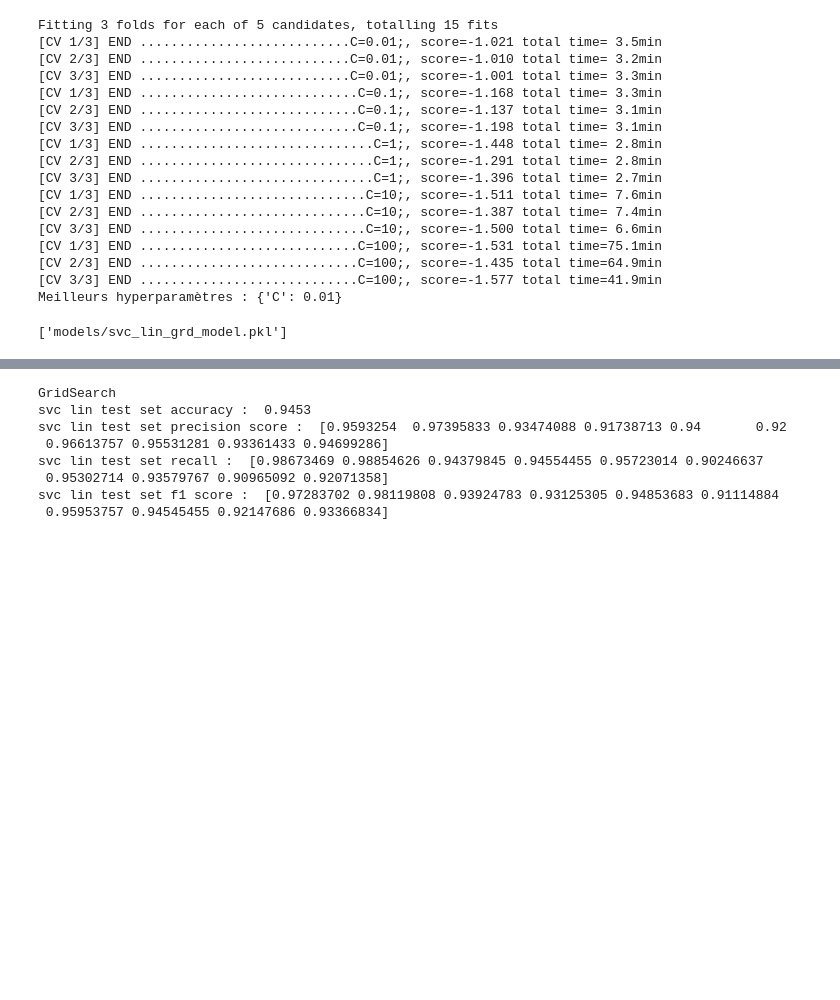
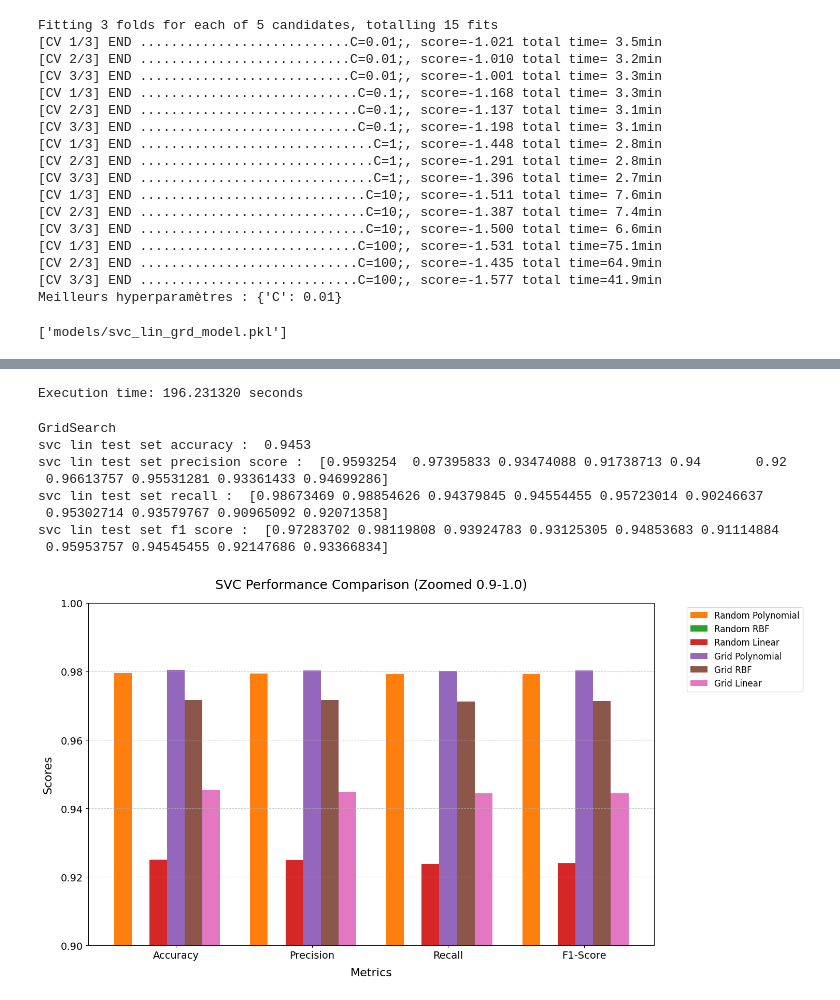
Before and after one commit to AILogos/IAI600Lab2, a Jupyter notebook: lab4-paul.ipynb, the cells around one changed output, grey strips where cells are left out. Drawn from its saved outputs; the diff is of its cells as text; code cells hidden in the pictures; blank space fills up the shorter version.

Commit message:
Lab 5 with scores chart and training time

```diff
--- a/lab4-paul.ipynb
+++ b/lab4-paul.ipynb
@@ -818,3 +902,8 @@ svc rbf test set f1 score :  [0.98420785 0.98947368 0.96575012 0.9743083  0.9708
+# %%
+ac_grd_rbf = accuracy_score(y_test, y_pred_svc_rbf_grd)
+ps_grd_rbf = statistics.mean(precision_score(y_test,y_pred_svc_rbf_grd,average=None))
+rs_grd_rbf = statistics.mean(recall_score(y_test,y_pred_svc_rbf_grd,average=None))
+f1_grd_rbf = statistics.mean(f1_score(y_test,y_pred_svc_rbf_grd,average=None))
 # %% [markdown]
 #### Linear kernel
 # %%
@@ -861,3 +964,7 @@ grid_search_svc_lin_best = joblib.load("models/svc_lin_grd_model.pkl")
+# %%
+print(f"Execution time: {duration_lin_grd:.6f} seconds")
+# %% [output]
+Execution time: 196.231320 seconds
 # %%
 y_pred_svc_lin_grd = grid_search_svc_lin_best.predict(X_test_scaled)
 # %%
@@ -875,3 +982,52 @@ svc lin test set recall :  [0.98673469 0.98854626 0.94379845 0.94554455 0.957230
  0.95302714 0.93579767 0.90965092 0.92071358]
 svc lin test set f1 score :  [0.97283702 0.98119808 0.93924783 0.93125305 0.94853683 0.91114884
  0.95953757 0.94545455 0.92147686 0.93366834]
+# %%
+ac_grd_lin = accuracy_score(y_test, y_pred_svc_lin_grd)
+ps_grd_lin = statistics.mean(precision_score(y_test,y_pred_svc_lin_grd,average=None))
+rs_grd_lin = statistics.mean(recall_score(y_test,y_pred_svc_lin_grd,average=None))
+f1_grd_lin = statistics.mean(f1_score(y_test,y_pred_svc_lin_grd,average=None))
+# %%
+svc_scores = dict()
+svc_scores['rand_polynomial'] = [ac_rd_poly,ps_rd_poly,rs_rd_poly,f1_rd_poly]
+svc_scores['rand_rbf'] = [ac_rd_rbf,ps_rd_rbf,rs_rd_rbf,f1_rd_rbf]
+svc_scores['rand_linear'] = [ac_rd_lin,ps_rd_lin,rs_rd_lin,f1_rd_lin]
+svc_scores['grid_polynomial'] = [ac_grd_poly,ps_grd_poly,rs_grd_poly,f1_grd_poly]
+svc_scores['grid_rbf'] = [ac_grd_rbf,ps_grd_rbf,rs_grd_rbf,f1_grd_rbf]
+svc_scores['grid_linear'] = [ac_grd_lin,ps_grd_lin,rs_grd_lin,f1_grd_lin]
+# %%
+import matplotlib.pyplot as plt
+import numpy as np
+
+metrics = ['Accuracy', 'Precision', 'Recall', 'F1-Score']
+
+width = 0.13
+x = np.arange(len(metrics))
+
+plt.figure(figsize=(15, 8))
+
+plt.bar(x - 3*width, svc_scores['rand_polynomial'], width, label='Random Polynomial', color='#ff7f0e')
+plt.bar(x - 2*width, svc_scores['rand_rbf'], width, label='Random RBF', color='#2ca02c')
+plt.bar(x - width, svc_scores['rand_linear'], width, label='Random Linear', color='#d62728')
+plt.bar(x, svc_scores['grid_polynomial'], width, label='Grid Polynomial', color='#9467bd')
+plt.bar(x + width, svc_scores['grid_rbf'], width, label='Grid RBF', color='#8c564b')
+plt.bar(x + 2*width, svc_scores['grid_linear'], width, label='Grid Linear', color='#e377c2')
+
+plt.xlabel('Metrics', fontsize=16, labelpad=10)
+plt.ylabel('Scores', fontsize=16, labelpad=10)
+plt.title('SVC Performance Comparison (Zoomed 0.9-1.0)', fontsize=18, pad=20)
+
+plt.xticks(x, metrics, fontsize=14)
+plt.yticks(fontsize=14)
+
+plt.legend(fontsize=12, bbox_to_anchor=(1.05, 1), loc='upper left')
+
+plt.ylim(0.9, 1.0)
+
+plt.grid(axis='y', linestyle='--', alpha=0.7)
+
+plt.tight_layout()
+
+plt.show()
+# %% [output]
+[figure, added]
```
Also changed, not shown: parts of 32 cells of this notebook.
